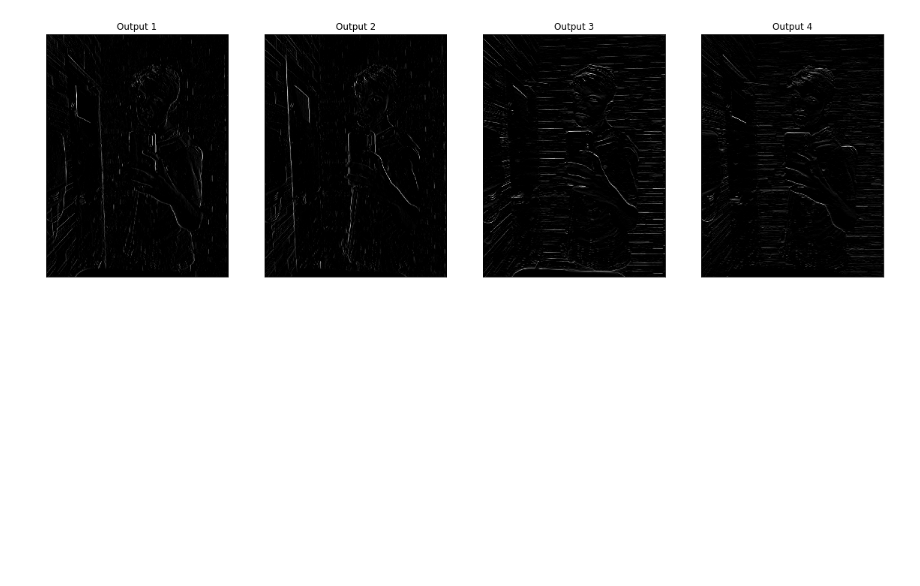
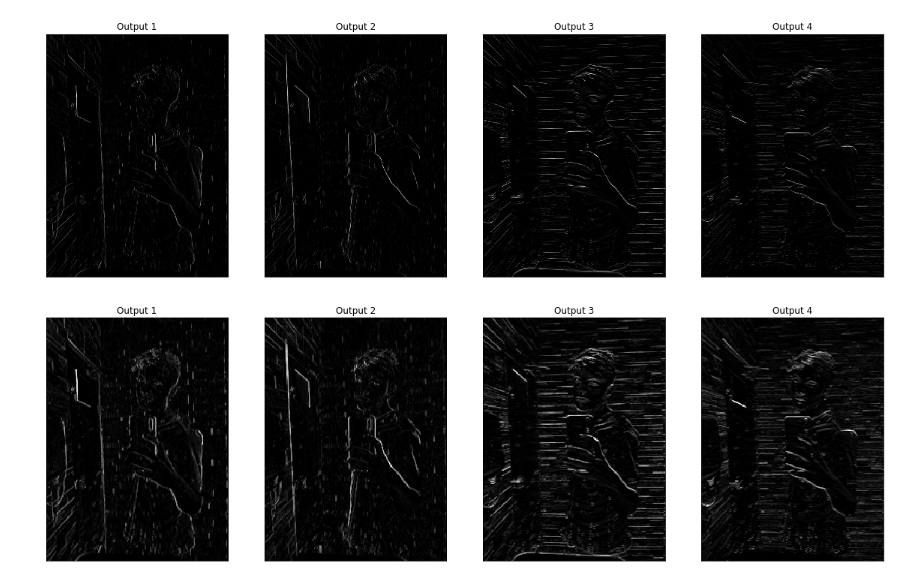
Before and after one commit to AbdurNawaz/Pytorch, a Jupyter notebook: Pytorch.ipynb, the cells around one changed output. Saved outputs shown, nothing was run; the diff lists cells and outputs as text; code cells hidden in the pictures; blank space fills up the shorter version.

Commit message:
Added a pooling layer and visualised it

```diff
--- a/Pytorch.ipynb
+++ b/Pytorch.ipynb
@@ -43,12 +43,13 @@ class cnn(nn.Module):
     k_height, k_width =  weight.shape[2:]
     self.conv = nn.Conv2d(1, 4, kernel_size=(k_height, k_width), bias=False)
     self.conv.weight = torch.nn.Parameter(weight)
+    self.pool = nn.MaxPool2d(4, 4)
 
   def forward(self, x):
     conv_x = self.conv(x)
     activated_x = F.relu(conv_x)
-
-    return conv_x, activated_x
+    pool_x = self.pool(activated_x)
+    return conv_x, activated_x, pool_x
 
 weight = torch.from_numpy(filters).unsqueeze(1).type(torch.FloatTensor)
 model = cnn(weight)
@@ -79,7 +81,7 @@ for i in range(4):
 
 gray_img_tensor = torch.from_numpy(gray_img).unsqueeze(0).unsqueeze(1)
 
-conv_layer, activated_layer = model(gray_img_tensor)
+conv_layer, activated_layer, pool_layer = model(gray_img_tensor)
 
 viz_layer(conv_layer)
 # %% [output]
@@ -90,3 +92,7 @@ viz_layer(conv_layer)
 viz_layer(activated_layer)
 # %% [output]
 [figure]
+# %%
+viz_layer(pool_layer)
+# %% [output]
+[figure, added]
```
Also changed, not shown: parts of 1 cell of this notebook.
